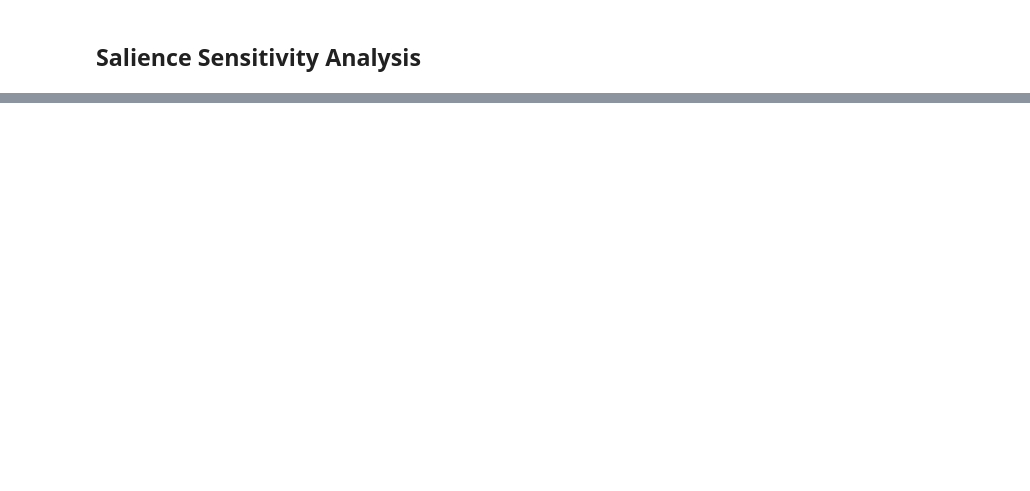
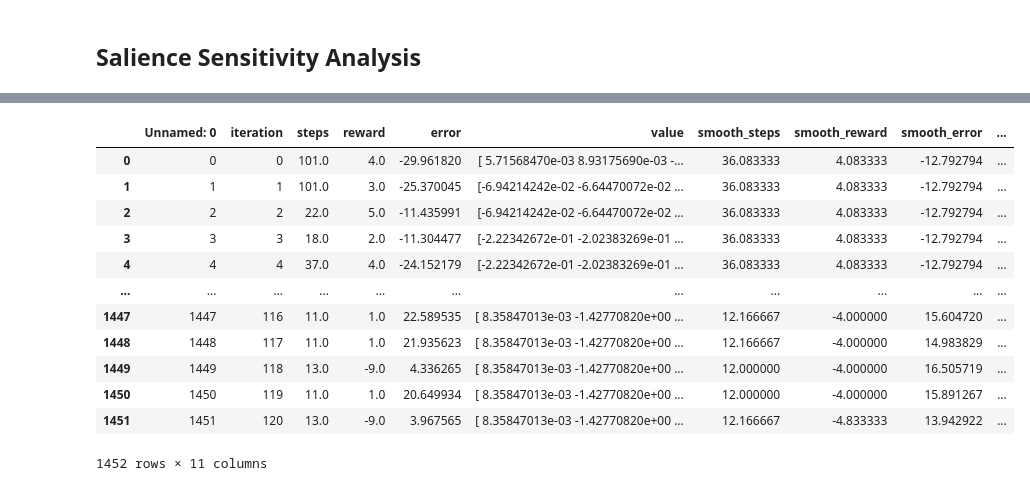
Before and after one commit to vb690/td_learning_salience, a Jupyter notebook: performance_analysis.ipynb, the cells around one changed output, grey strips where cells are left out. Saved outputs shown, nothing was run; the diff lists cells and outputs as text; code cells hidden in the pictures; blank space fills up the shorter version.

```diff
--- a/performance_analysis.ipynb
+++ b/performance_analysis.ipynb
@@ -33,0 +41,16 @@ plt.show()
+# %%
+sim_summaries
+# %% [output]
+|  | Unnamed: 0 | iteration | steps | reward | error | value | smooth_steps | smooth_reward | smooth_error | ... |
+| 0 | 0 | 0 | 101.0 | 4.0 | -29.961820 | [ 5.71568470e-03 8.93175690e-03 -... | 36.083333 | 4.083333 | -12.792794 | ... |
+| 1 | 1 | 1 | 101.0 | 3.0 | -25.370045 | [-6.94214242e-02 -6.64470072e-02 ... | 36.083333 | 4.083333 | -12.792794 | ... |
+| 2 | 2 | 2 | 22.0 | 5.0 | -11.435991 | [-6.94214242e-02 -6.64470072e-02 ... | 36.083333 | 4.083333 | -12.792794 | ... |
+| 3 | 3 | 3 | 18.0 | 2.0 | -11.304477 | [-2.22342672e-01 -2.02383269e-01 ... | 36.083333 | 4.083333 | -12.792794 | ... |
+| 4 | 4 | 4 | 37.0 | 4.0 | -24.152179 | [-2.22342672e-01 -2.02383269e-01 ... | 36.083333 | 4.083333 | -12.792794 | ... |
+| ... | ... | ... | ... | ... | ... | ... | ... | ... | ... | ... |
+| 1447 | 1447 | 116 | 11.0 | 1.0 | 22.589535 | [ 8.35847013e-03 -1.42770820e+00 ... | 12.166667 | -4.000000 | 15.604720 | ... |
+| 1448 | 1448 | 117 | 11.0 | 1.0 | 21.935623 | [ 8.35847013e-03 -1.42770820e+00 ... | 12.166667 | -4.000000 | 14.983829 | ... |
+| 1449 | 1449 | 118 | 13.0 | -9.0 | 4.336265 | [ 8.35847013e-03 -1.42770820e+00 ... | 12.000000 | -4.000000 | 16.505719 | ... |
+| 1450 | 1450 | 119 | 11.0 | 1.0 | 20.649934 | [ 8.35847013e-03 -1.42770820e+00 ... | 12.000000 | -4.000000 | 15.891267 | ... |
+| 1451 | 1451 | 120 | 13.0 | -9.0 | 3.967565 | [ 8.35847013e-03 -1.42770820e+00 ... | 12.166667 | -4.833333 | 13.942922 | ... |
+1452 rows × 11 columns
```
Also changed, not shown: parts of 2 cells of this notebook, 5 other files.
